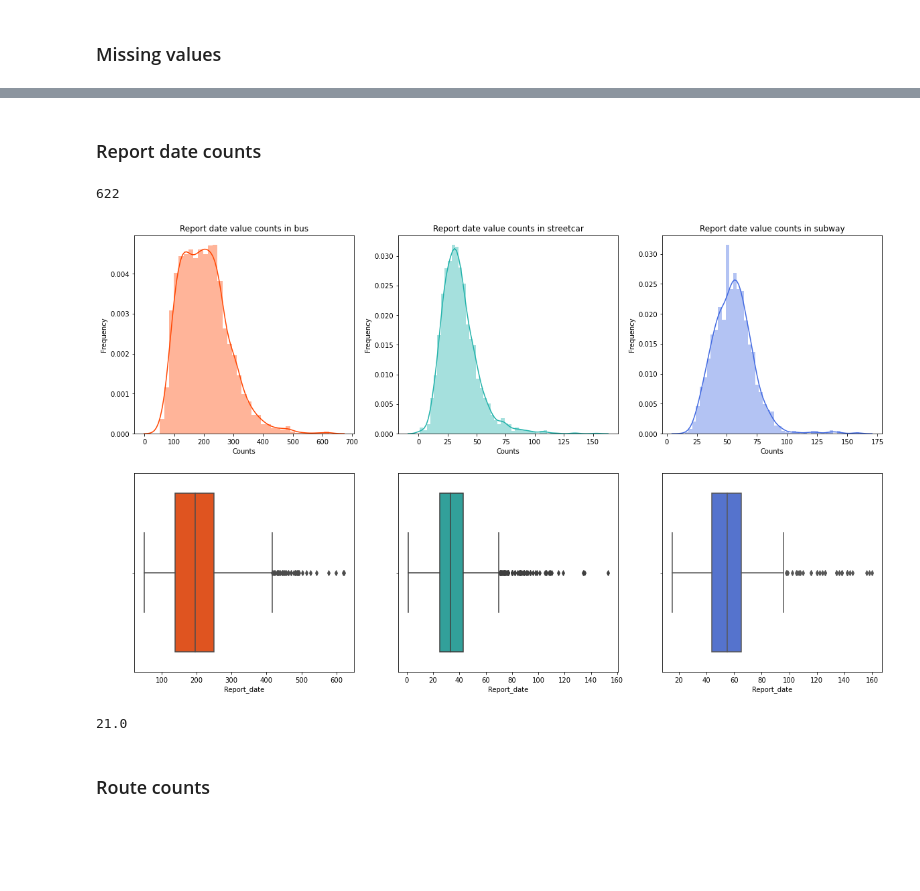
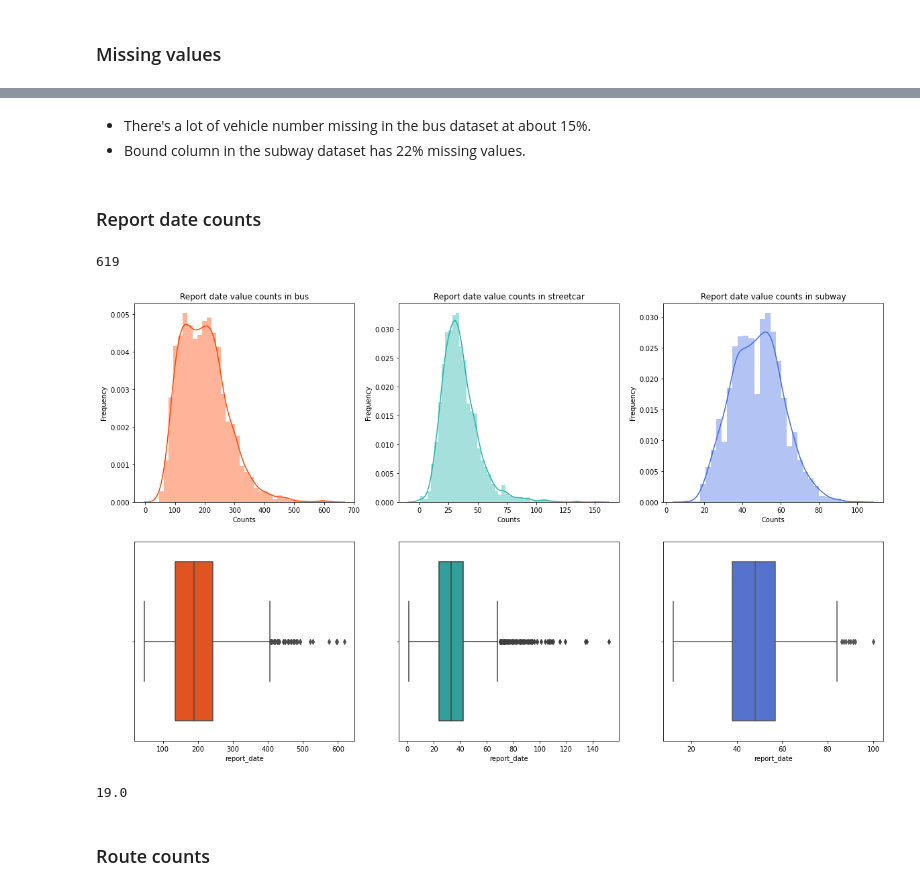
Before and after one commit to JasonYao3/TTC_transit_delay_proj, a Jupyter notebook: Exploratory Data Analysis.ipynb, the cells around one changed output, grey strips where cells are left out. Cells and saved outputs as stored; diff of their text form; code cells hidden in the pictures; blank space fills up the shorter version.

```diff
--- a/Exploratory Data Analysis.ipynb
+++ b/Exploratory Data Analysis.ipynb
@@ -149,44 +114,42 @@ subway_df[subway_df['Bound'].isnull()]
-# %%
-# bus_streetcar_incidet_id_april2019.txt
-streetcar_df.drop('Incident_ID',axis=1, inplace=True)
-# %%
-bus_df.drop('Incident_ID', axis=1, inplace=True)
+# %% [markdown]
+- There's a lot of vehicle number missing in the bus dataset at about 15%.
+- Bound column in the subway dataset has 22% missing values.
 # %% [markdown]
 ### Report date counts
 # %%
-bus_df.Report_date.value_counts().max()
+bus_df.report_date.value_counts().max()
 # %% [output]
-622
+619
 # %%
-Report_date_counts_bus = bus_df.Report_date.value_counts()
-Report_date_counts_streetcar = streetcar_df.Report_date.value_counts()
-Report_date_counts_subway = subway_df.Report_date.value_counts()
+Report_date_counts_bus = bus_df.report_date.value_counts()
+Report_date_counts_streetcar = streetcar_df.report_date.value_counts()
+Report_date_counts_subway = subway_df.report_date.value_counts()
 fig, ax = plt.subplots(2,3, figsize=(20,12))
 
 sns.distplot(Report_date_counts_bus, ax=ax[0,0], color="orangered", kde=True);
 ax[0,0].set_xlabel("Counts")
 ax[0,0].set_ylabel("Frequency")
 ax[0,0].set_title("Report date value counts in bus");
 
 sns.distplot(Report_date_counts_streetcar, ax=ax[0,1], color="lightseagreen", kde=True);
 ax[0,1].set_xlabel("Counts")
 ax[0,1].set_ylabel("Frequency")
 ax[0,1].set_title("Report date value counts in streetcar");
 
 sns.distplot(Report_date_counts_subway, ax=ax[0,2], color="royalblue", kde=True);
 ax[0,2].set_xlabel("Counts")
 ax[0,2].set_ylabel("Frequency")
 ax[0,2].set_title("Report date value counts in subway");
 
 sns.boxplot(Report_date_counts_bus, ax=ax[1,0], color="orangered");
 sns.boxplot(Report_date_counts_streetcar, ax=ax[1,1], color="lightseagreen");
 sns.boxplot(Report_date_counts_subway, ax=ax[1,2], color="royalblue");
 # %% [output]
-[figure, old version]
+[figure, new version]
 # %%
 np.quantile(Report_date_counts_subway, 0.75) - np.quantile(Report_date_counts_subway, 0.25)
 # %% [output]
-21.0
+19.0
 # %% [markdown]
 ### Route counts
 # %% [raw]
```
Also changed, not shown: parts of 61 cells of this notebook, 4 other files.
